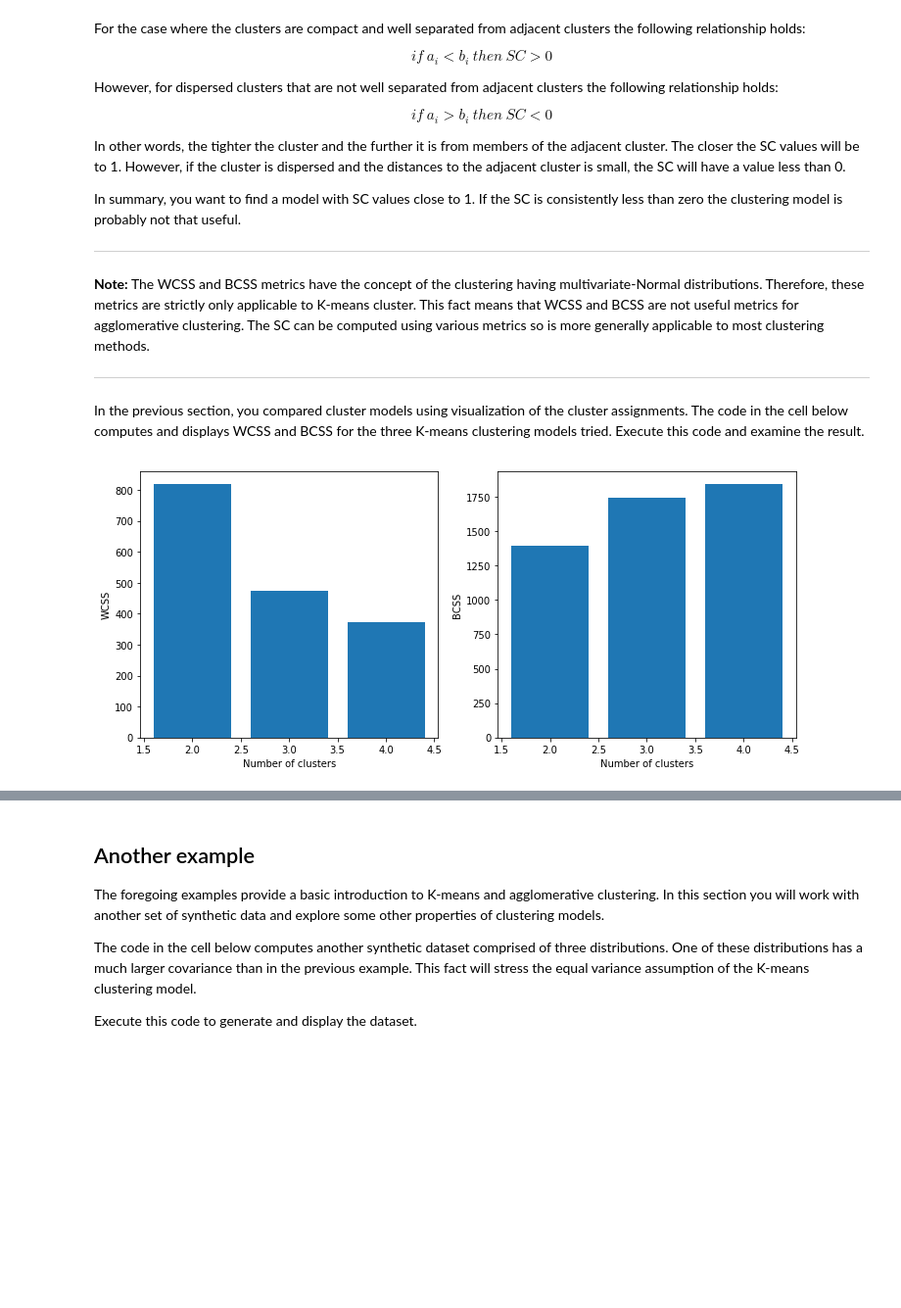
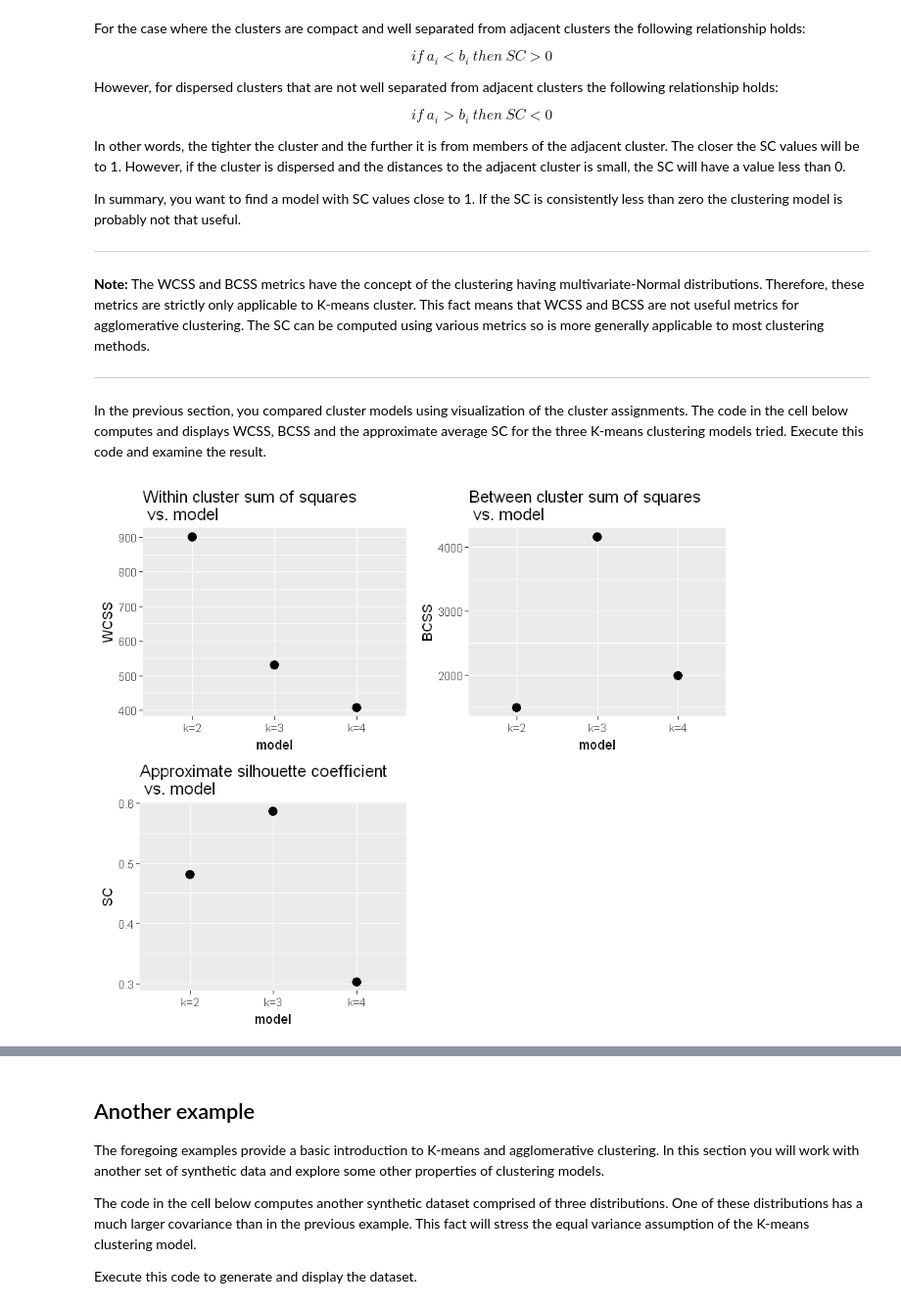
Before and after one commit to vijayraavi/Principles-of-Machine-Learning-R, a Jupyter notebook: Module7/IntroToUnsupervisedLearning.ipynb, the cells around one changed output, grey strips where cells are left out. Shown at 98% size. Drawn from its saved outputs; the diff is of its cells as text; code cells hidden in the pictures; blank space fills up the shorter version.

```diff
--- a/Module7/IntroToUnsupervisedLearning.ipynb
+++ b/Module7/IntroToUnsupervisedLearning.ipynb
@@ -304,33 +306,31 @@ In summary, you want to find a model with SC values close to 1. If the SC is con
 **Note:** The WCSS and BCSS metrics have the concept of the clustering having multivariate-Normal distributions. Therefore, these metrics are strictly only applicable to K-means cluster. This fact means that WCSS and BCSS are not useful metrics for agglomerative clustering. The SC can be computed using various metrics so is more generally applicable to most clustering methods.
 ****
 # %% [markdown]
-In the previous section, you compared cluster models using visualization of the cluster assignments. The code in the cell below computes and displays WCSS and BCSS for the three K-means clustering models tried. Execute this code and examine the result.
+In the previous section, you compared cluster models using visualization of the cluster assignments. The code in the cell below computes and displays WCSS, BCSS and the approximate average SC for the three K-means clustering models tried. Execute this code and examine the result.
-# %%
-km_models = [kmeans_2, kmeans_3, kmeans_4]
-
-def plot_WCSS_km(km_models, samples):
-    fig, ax = plt.subplots(1, 2, figsize=(12,5))
-
-    ## Plot WCSS
-    wcss = [mod.inertia_ for mod in km_models]
-    n_clusts = range(2,len(wcss) + 2)
-    ax[0].bar(n_clusts, wcss)
-    ax[0].set_xlabel('Number of clusters')
-    ax[0].set_ylabel('WCSS')
-
-    ## Plot BCSS
-    tss = np.sum(sample[:,0:1]**2, axis = 0)
-    ## Compute BCSS as TSS - WCSS
-    bcss = np.concatenate([tss - x for x in wcss]).ravel()
-    ax[1].bar(n_clusts, bcss)
-    ax[1].set_xlabel('Number of clusters')
-    ax[1].set_ylabel('BCSS')
-    plt.show()
-
-
-plot_WCSS_km(km_models, sample)
-# %% [output]
-[figure, removed]
+# %%
+plot_clust_metrics = function(kmeans_2, kmeans_3, kmeans_4){
+    options(repr.plot.width=7, repr.plot.height=6) # Set the plot area dimensions
+
+    ## Create a data frame with the sum of the WCSS and BCSS and approximate ave SC as columns
+    kmeans_metrics = data.frame(model = c('k=2', 'k=3', 'k=4'),
+                            WCSS = c(sum(kmeans_2$withinss), sum(kmeans_3$withinss), sum(kmeans_4$withinss)),
+                            BCSS = c(sum(kmeans_2$betweenss), sum(kmeans_3$betweenss), sum(kmeans_4$betweenss)),
+                            SC = c(mean(silhouette(kmeans_2$cluster, dist_mat)[,3]),
+                                   mean(silhouette(kmeans_3$cluster, dist_mat)[,3]),
+                                   mean(silhouette(kmeans_4$cluster, dist_mat)[,3])))
+    ## Create side by side plots of WCSS and BCSS vs. the model
+    p_wcss = ggplot(kmeans_metrics, aes(model, WCSS)) + geom_point(size = 3) +
+                ggtitle('Within cluster sum of squares \n vs. model')
+    p_bcss = ggplot(kmeans_metrics, aes(model, BCSS)) + geom_point(size = 3) +
+                ggtitle('Between cluster sum of squares \n vs. model')
+    p_sc = ggplot(kmeans_metrics, aes(model, SC)) + geom_point(size = 3) +
+                ggtitle('Average silhouette coefficient \n vs. model')
+    grid.arrange(p_wcss, p_bcss, p_sc, ncol = 2)
+    }
+
+plot_clust_metrics(kmeans_2, kmeans_3, kmeans_4)
+# %% [output]
+[figure, added]
 # %% [markdown]
 Examine these results and notice the following:
 1. The WCSS deceases with the number of clusters, whereas the BCSS increases with the number of clusters. This behavior is expected. Using more clusters results in smaller clusters with lower WCSS. However, the separation between the clusters decrease with larger number of clusters leading to increased BCSS.
```
Also changed, not shown: parts of 22 cells of this notebook.
